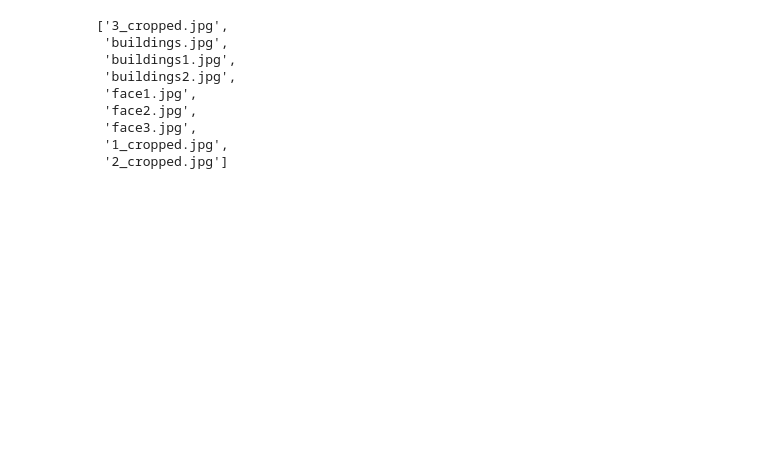
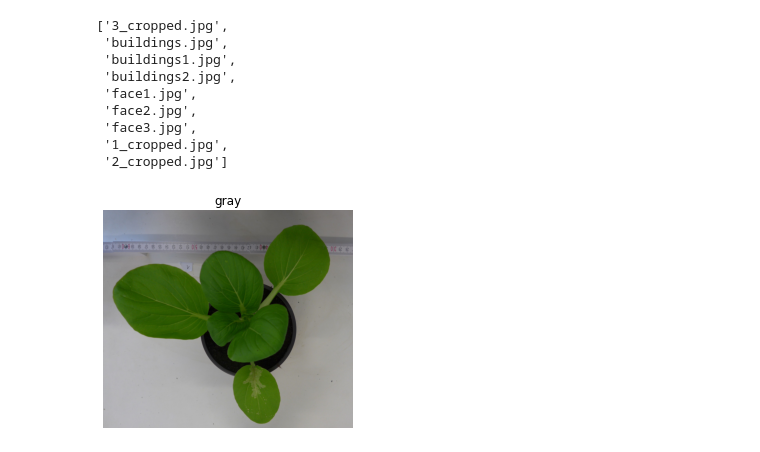
Before and after one commit to nasserdr/leaves_coverage, a Jupyter notebook: leaves_areas.ipynb, the cells around one changed output. Cells and saved outputs as stored; diff of their text form; code cells hidden in the pictures; blank space fills up the shorter version.

```diff
--- a/leaves_areas.ipynb
+++ b/leaves_areas.ipynb
@@ -41,3 +40,12 @@ files
  'face3.jpg',
  '1_cropped.jpg',
  '2_cropped.jpg']
+# %%
+#Reading the plants images
+im1 = plt.imread('images/1_cropped.JPG')
+im2 = plt.imread('images/2_cropped.JPG')
+im3 = plt.imread('images/3_cropped.JPG')
+# %%
+show_image(im1, 'gray', 'gray')
+# %% [output]
+[figure, added]
```
Also changed, not shown: parts of 10 cells of this notebook, 1 other file.
